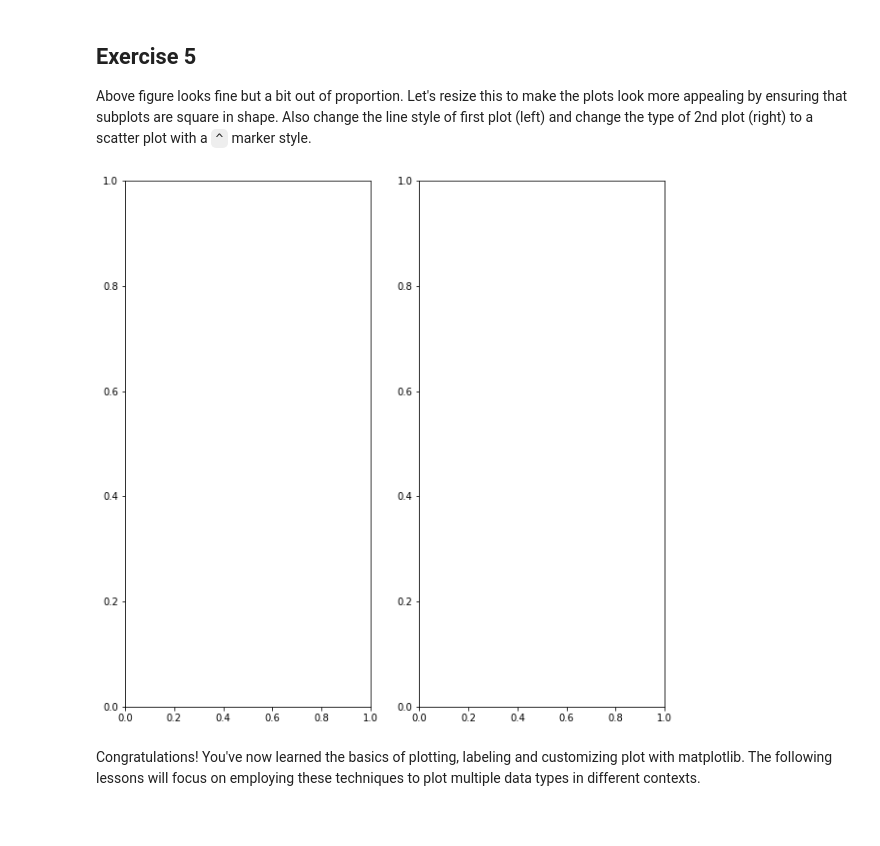
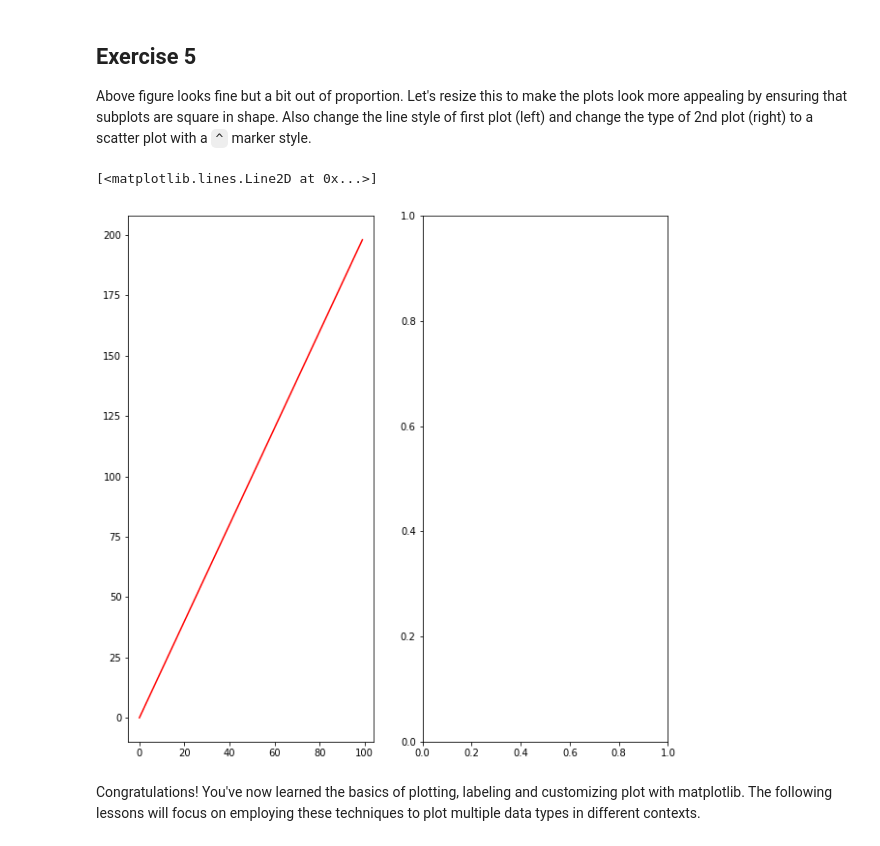
Before and after one commit to rmei97/dsc-more-practice-with-matplotlib-lab-nyc-ds-033020, a Jupyter notebook: index.ipynb, the cells around one changed output. Drawn from its saved outputs; the diff is of its cells as text; code cells hidden in the pictures.

```diff
--- a/index.ipynb
+++ b/index.ipynb
@@ -133,10 +133,11 @@ Above figure looks fine but a bit out of proportion. Let's resize this to make t
 # %%
 fig,ax = plt.subplots(1,2, figsize = (10,10))
 ax1 = ax[0]
 ax2 = ax[1]
-ax1.plot()
+ax1.plot(x,y,'r-')
 # %% [output]
+[<matplotlib.lines.Line2D at 0x...>]
-[figure, old version]
+[figure, new version]
 # %% [markdown]
 Congratulations! You've now learned the basics of plotting, labeling and customizing plot with matplotlib. The following lessons will focus on employing these techniques to plot multiple data types in different contexts.
 # %% [markdown]
```
